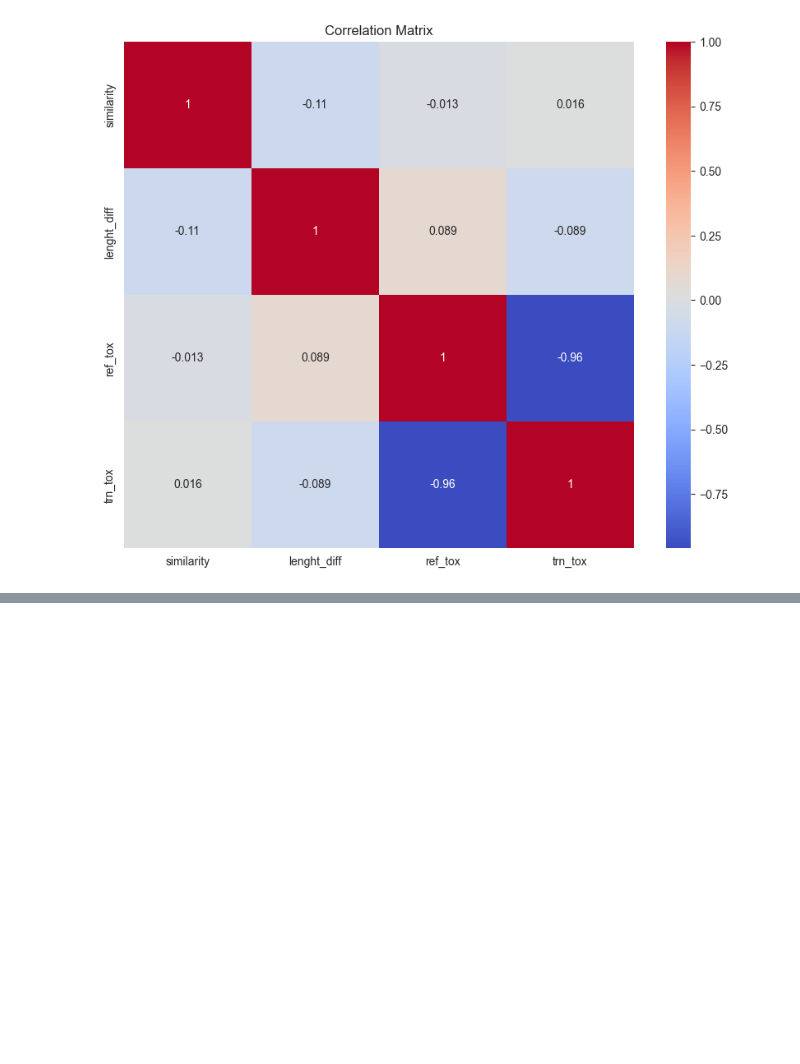
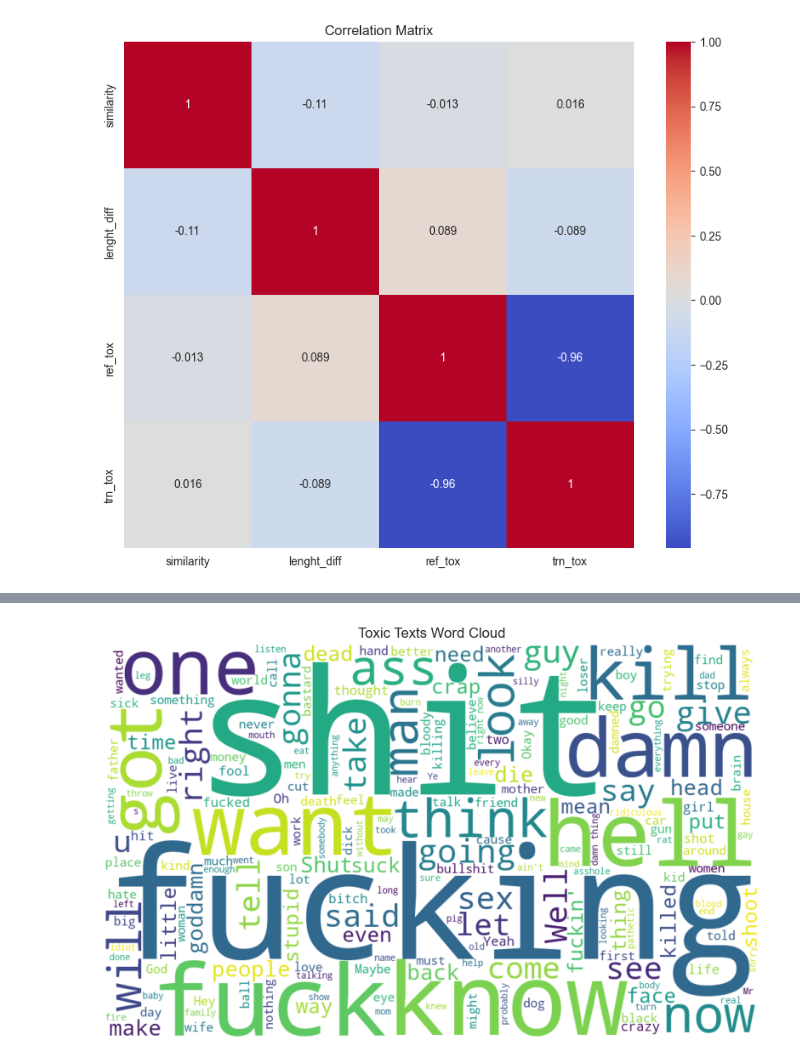
Before and after one commit to rafailvv/text-de-toxification, a Jupyter notebook: notebooks/1.0-initial-data-exploration.ipynb, the cells around one changed output, grey strips where cells are left out. Cells and saved outputs as stored; diff of their text form; code cells hidden in the pictures; blank space fills up the shorter version.

```diff
--- a/notebooks/1.0-initial-data-exploration.ipynb
+++ b/notebooks/1.0-initial-data-exploration.ipynb
@@ -119,0 +170,21 @@ plt.show()
+# %%
+toxic_df = df[df['ref_tox'] > 0.5]
+non_toxic_df = df[df['ref_tox'] <= 0.5]
+
+toxic_text = ' '.join(toxic_df['reference'])
+non_toxic_text = ' '.join(non_toxic_df['reference'])
+
+def generate_wordcloud(text, title):
+    wordcloud = WordCloud(width=1000, height=600, background_color='white').generate(text)
+
+    plt.figure(figsize=(12, 6))
+    plt.imshow(wordcloud, interpolation='bilinear')
+    plt.title(title)
+    plt.axis('off')  # Hide the axis
+    plt.show()
+
+# Generate word clouds
+generate_wordcloud(toxic_text, 'Toxic Texts Word Cloud')
+generate_wordcloud(non_toxic_text, 'Non-Toxic Texts Word Cloud')
+# %% [output]
+[figure, added]
```
Also changed, not shown: parts of 12 cells of this notebook.
